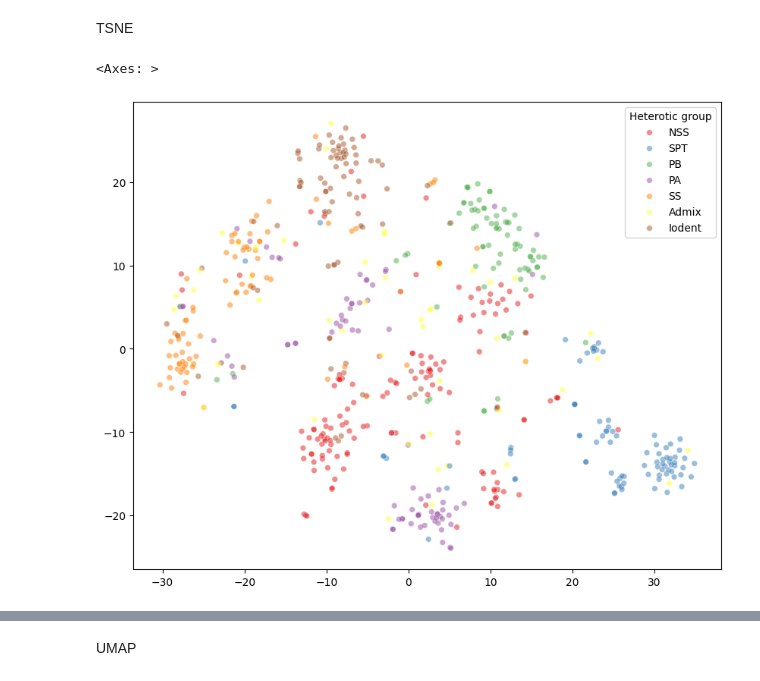
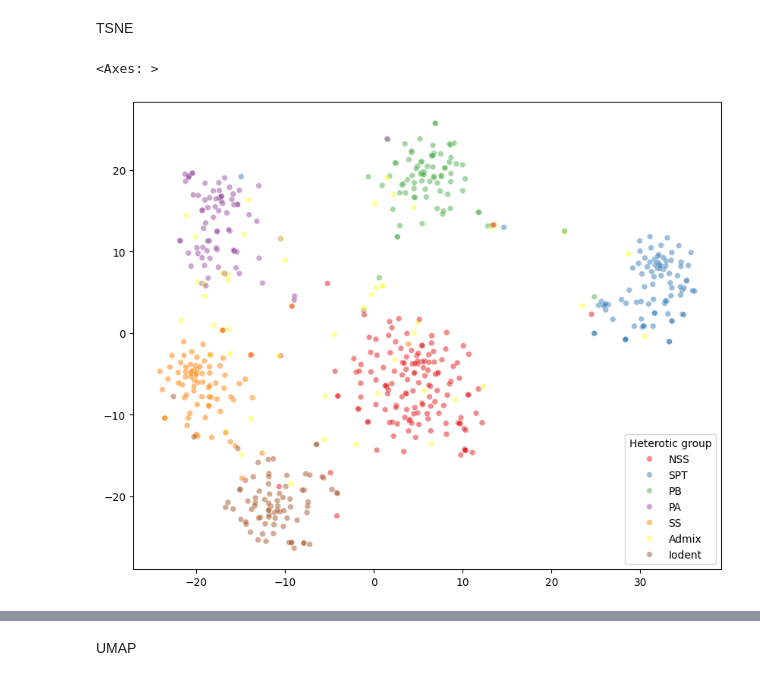
Before and after one commit to Polina1010123/phenoPredict, a Jupyter notebook: code/Catboost_new.ipynb, the cells around one changed output, grey strips where cells are left out. Saved outputs shown, nothing was run; the diff lists cells and outputs as text; code cells hidden in the pictures.

```diff
--- a/code/Catboost_new.ipynb
+++ b/code/Catboost_new.ipynb
@@ -20,5 +20,5 @@ from sklearn.model_selection import train_test_split
 from catboost import CatBoostClassifier
 from sklearn.metrics import accuracy_score, precision_score, recall_score, f1_score, roc_auc_score
 # %%
-#data_snp_phenotype = pd.read_csv('../data/data_snp_phenotype_012.csv', sep=',')
-data_snp_phenotype = pd.read_pickle('/mnt/users/ib_2025/Corn_ML_project/data/012_recoded_X_subset_ib_2025.pkl.gz')
+data_snp_phenotype = pd.read_csv('../data/significant_features.csv', sep=',')
+#data_snp_phenotype = pd.read_pickle('/mnt/users/ib_2025/Corn_ML_project/data/012_recoded_X_subset_ib_2025.pkl.gz')
@@ -93,0 +44,4 @@ data_snp_phenotype_RobustScaler = RobustScaler().fit_transform(data_snp_phenotyp
+# %%
+# Divide the data into X as a data for learning models aka features and y as a data the model should predict aka target
+X = data_snp_phenotype.drop(columns=["Heterotic group"])
+y = data_snp_phenotype["Heterotic group"]  # гетерозисная группа
@@ -129,9 +105,9 @@ sns.scatterplot(x=principal_components_data_snp_phenotype_RobustScaler[:, 0], y=
 # %% [markdown]
 TSNE
 # %%
-TSNE_ = TSNE(perplexity=30).fit_transform(data_snp_phenotype)
+TSNE_ = TSNE(perplexity=30).fit_transform(X)
 plt.figure(figsize=(10, 8))
-sns.scatterplot(x=TSNE_[:, 0], y=TSNE_[:, 1], hue=heterotic_group,  palette='Set1', alpha=0.5, s=30)
+sns.scatterplot(x=TSNE_[:, 0], y=TSNE_[:, 1], hue=y,  palette='Set1', alpha=0.5, s=30)
 # %% [output]
 <Axes: >
-[figure, old version]
+[figure, new version]
```
Also changed, not shown: parts of 40 cells of this notebook.
